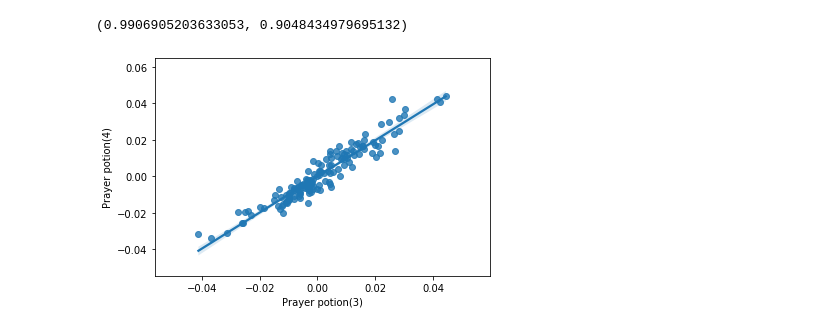
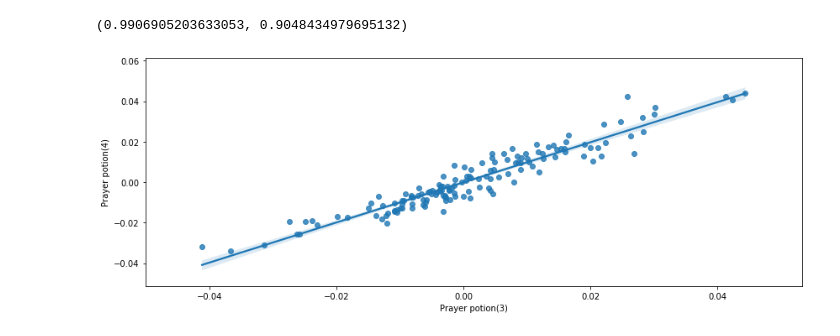
Before and after one commit to durumu/osrs-prediction, a Jupyter notebook: osrs.ipynb, the cells around one changed output. Saved outputs shown, nothing was run; the diff lists cells and outputs as text; code cells hidden in the pictures.

```diff
--- a/osrs.ipynb
+++ b/osrs.ipynb
@@ -106,7 +107,7 @@ def remove_outliers(series, sigma = 3):
     return series[(min_value <= series) & (series <= max_value)]
 
 # half-open interval, like range()
-def limit_to_dates(series, start_on = '1980-01-01', end_before = '3000-01-01'):
+def limit_to_dates(series, start_on = '1980-01-01', end_before = '2021-01-01'):
     start_date = pd.to_datetime(start_on)
     end_date = pd.to_datetime(end_before)
     return series[(start_date <= series.index) & (series.index < end_date)]
@@ -177,34 +166,0 @@ def svm_dataset(pred_names, resp_name, threshold = 0.05):
-# %%
-def beta(pred_names, resp_name, plot = False, func = clean_returns):
-    if type(pred_names) is not list:
-        pred_names = [pred_names]
-
-    resp = func(resp_name).rename(resp_name)
-    pred_list = [func(pred_name).rename(pred_name) for pred_name in pred_names]
-
-    index = common_index(resp, *pred_list)
-
-    pred = pd.concat(pred_list, axis = 1).reindex(index)
-    resp = resp.reindex(index)
-
-    X = to_2d_array(pred)
-    y = to_2d_array(resp)
-
-    X, y = get_X_and_y(pred_names, resp_name, pred_func = func, resp_func = func)
-
-    model = LinearRegression(fit_intercept = True)
-    model.fit(X, y)
-
-    if plot:
-        assert len(pred_names) == 1, "can only make 2D plots with 1 predictor and 1 response"
-        sns.regplot(pred, resp)
-
-    betas = list(model.coef_[0])
-    r2 = r2_score(y_true = y, y_pred = model.predict(X))
-    if len(betas) == 1:
-        betas = betas[0]
-    return betas, r2
-
-def plot_over_time(*item_names, func = clean_prices):
-    frame = pd.concat([func(item_name).rename(item_name) for item_name in item_names], axis = 1)
-    frame.plot()
@@ -211,6 +302,6 @@ def plot_over_time(*item_names, func = clean_prices):
 # %%
 func_to_plot = lambda item_name : limit_to_dates(returns(item_name), '2018-08-01', '2019-01-01')
-beta('Prayer potion(3)', 'Prayer potion(4)', func = func_to_plot, plot = True)
+beta('Prayer potion(3)', 'Prayer potion(4)', func = func_to_plot, ax = plt.axes())
 # %% [output]
 (0.9906905203633053, 0.9048434979695132)
-[figure, old version]
+[figure, new version]
```
Also changed, not shown: parts of 13 cells of this notebook.
